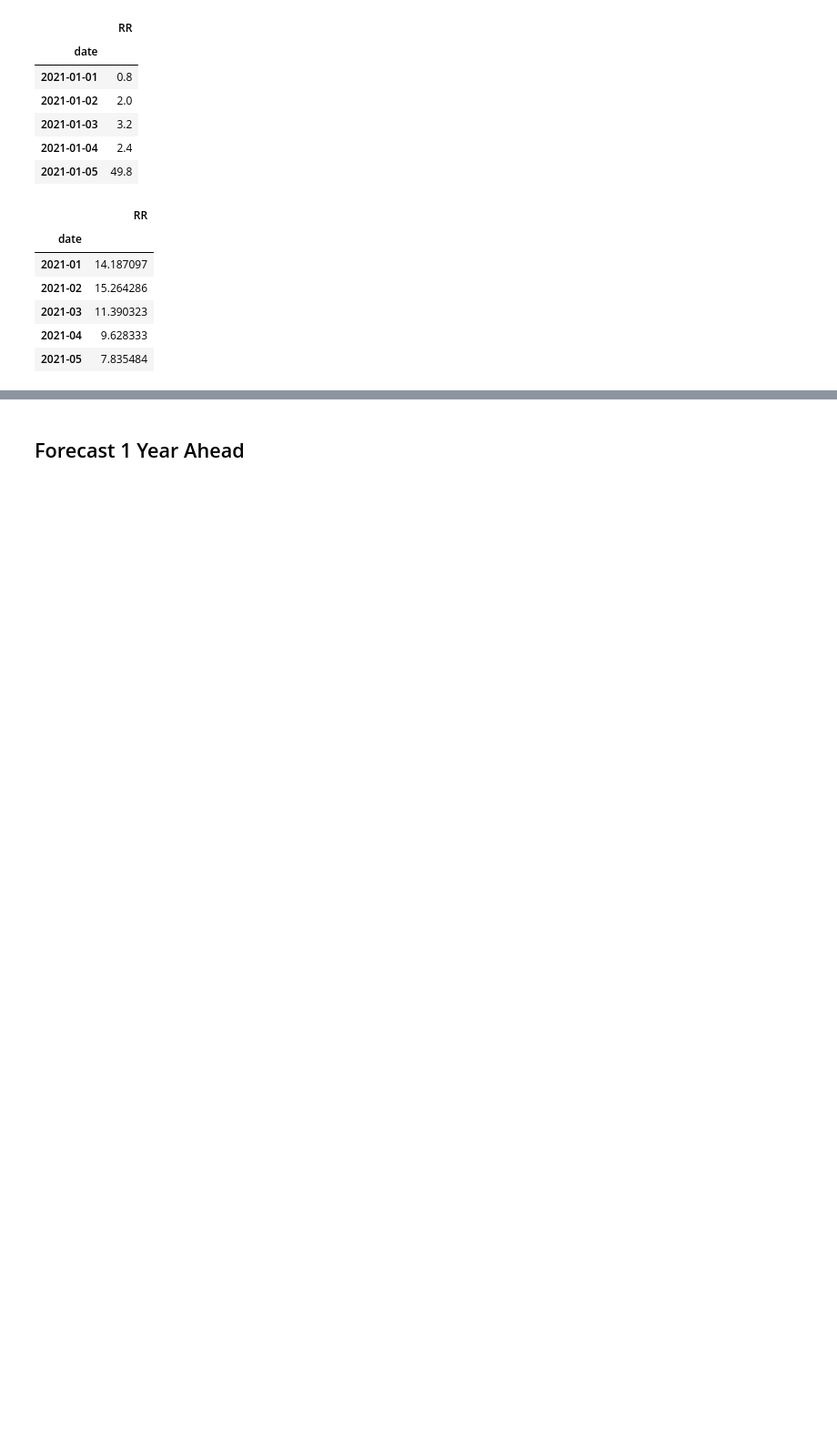
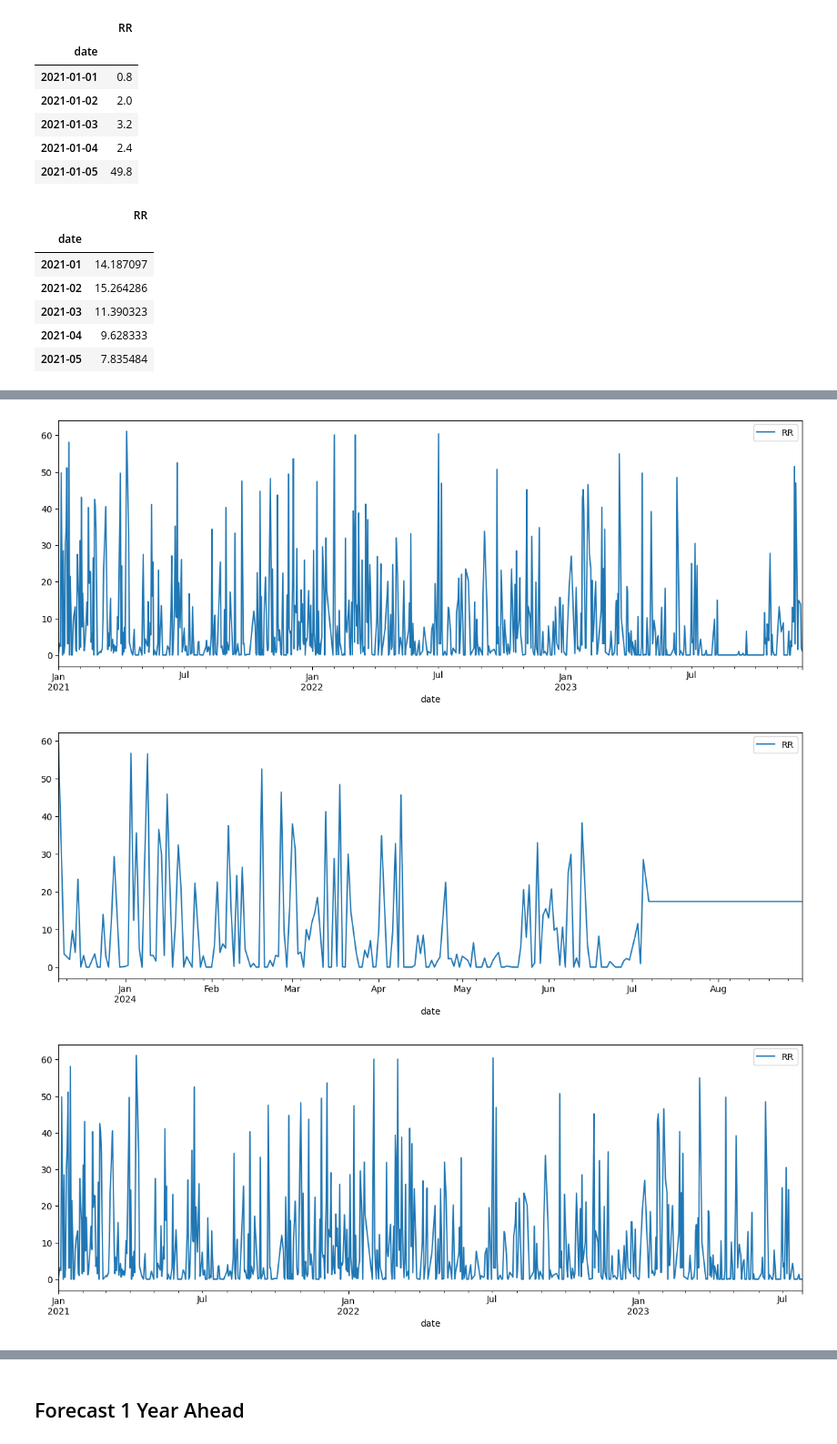
Before and after one commit to Ergiaa/A3_TheLongestNamePossibleToUse, a Jupyter notebook: deep_learning.ipynb, the cells around one changed output, grey strips where cells are left out. Shown at 91% size. Cells and saved outputs as stored; diff of their text form; code cells hidden in the pictures; blank space fills up the shorter version.

```diff
--- a/deep_learning.ipynb
+++ b/deep_learning.ipynb
@@ -523,0 +307,10 @@ Hybrid Model - MSE: 155.0181, MAE: 9.8633, MAPE: inf, R²: -0.0254
+# %%
+df_train_arima = train_70_df
+df_test_arima = test_70_df
+
+df_train_list = [train_80_df, train_70_df, train_60_df]
+df_test_list = [test_80_df, test_70_df, test_60_df]
+
+for i in range(0,3):
+    print(df_train_list[i].head())
+    print(df_test_list[i].head())
@@ -523,0 +335,13 @@ Hybrid Model - MSE: 155.0181, MAE: 9.8633, MAPE: inf, R²: -0.0254
+# %%
+for i in range(0,3):
+    # Set index for every dataset
+    df_train_list[i].set_index('date', inplace=True)
+    df_test_list[i].set_index('date', inplace=True)
+
+    # Plot every dataset
+    df_train_list[i].plot(figsize=(15,5))
+    df_test_list[i].plot(figsize=(15,5))
+# %% [output]
+[figure, added]
+[figure, added]
+[figure, added]
```
Also changed, not shown: parts of 55 cells of this notebook, 1 other file.
